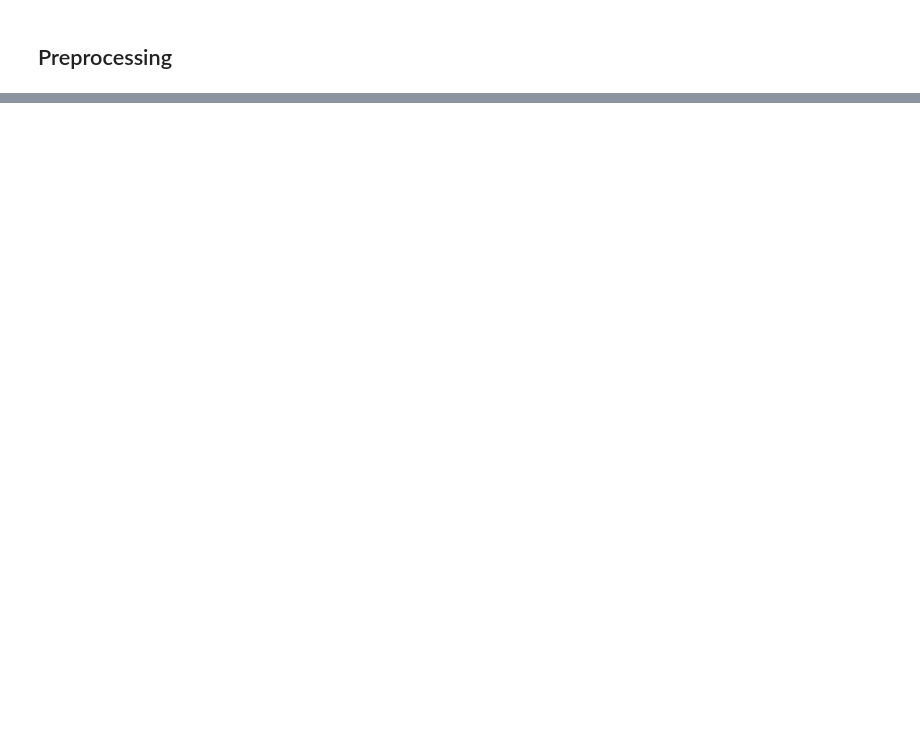
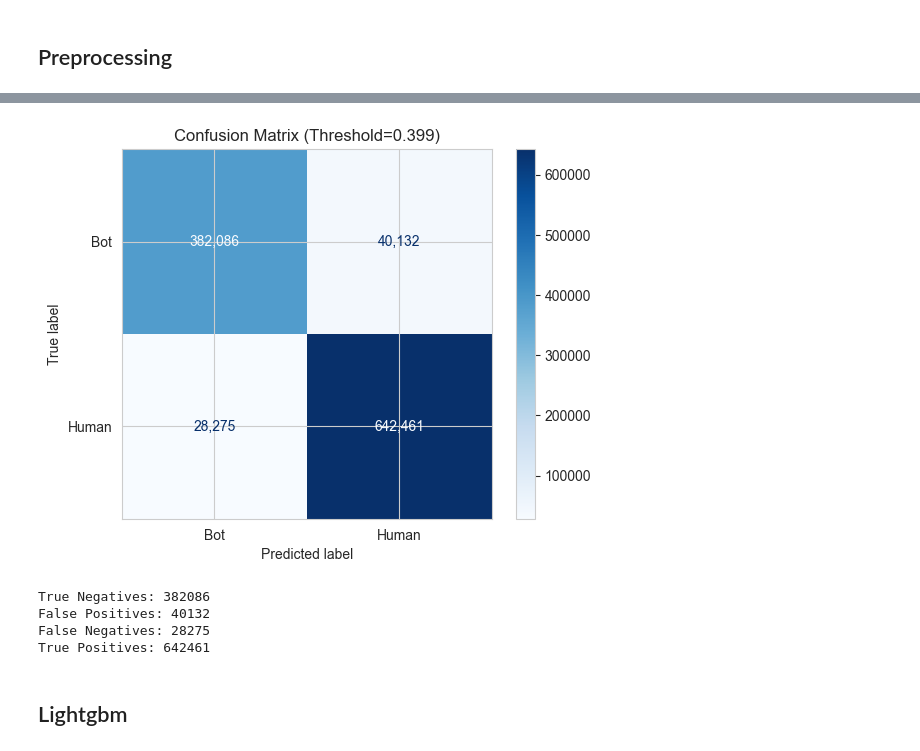
Before and after one commit to lucthiery/IDSP, a Jupyter notebook: 1_BotArtist.ipynb, the cells around one changed output, grey strips where cells are left out. Cells and saved outputs as stored; diff of their text form; code cells hidden in the pictures; blank space fills up the shorter version.

```diff
--- a/1_BotArtist.ipynb
+++ b/1_BotArtist.ipynb
@@ -261,0 +470,10 @@ Categorical columns found: ['uid', 'label']
+# %%
+plot_confusion(y_test, metrics_hgb["y_pred"], metrics_hgb["best_thr"])
+# %% [output]
+[figure, added]
+True Negatives: 382086
+False Positives: 40132
+False Negatives: 28275
+True Positives: 642461
+# %% [markdown]
+## Lightgbm
```
Also changed, not shown: parts of 33 cells of this notebook, 3 other files.
